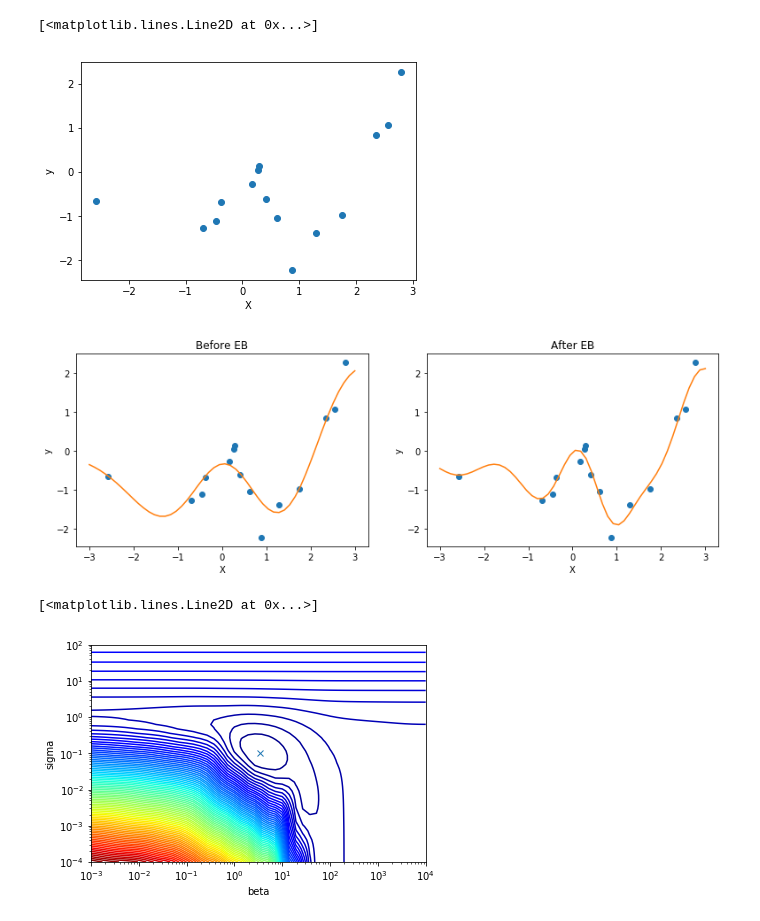
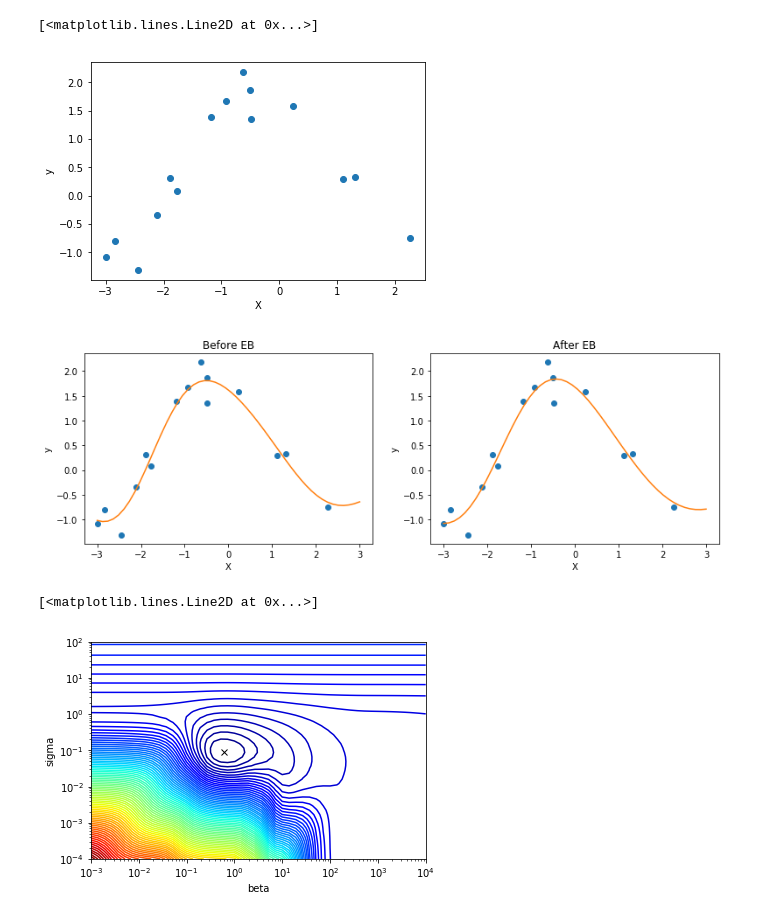
Before and after one commit to emakryo/gaussian_process, a Jupyter notebook: examples/regression_1d.ipynb, the cells around one changed output. Drawn from its saved outputs; the diff is of its cells as text; code cells hidden in the pictures.

```diff
--- a/examples/regression_1d.ipynb
+++ b/examples/regression_1d.ipynb
@@ -9,13 +9,13 @@ from gaussian_process import GaussianProcessRegression
 from gaussian_process.kernels import RBF
 from gaussian_process.datasets import generate_gp
 # %%
-X, y = generate_gp(n_samples=15, kernel=RBF(3, 5), random_state=0, noise=0.1)
+X, y = generate_gp(n_samples=15, kernel=RBF(beta=1.), random_state=1, noise=0.1)
 plt.xlabel('X')
 plt.ylabel('y')
 plt.plot(X[:,0], y, 'o')
 # %% [output]
 [<matplotlib.lines.Line2D at 0x...>]
-[figure, old version]
+[figure, new version]
 # %%
 gpr = GaussianProcessRegression(cov=RBF(), sigma=0.1)
 gpr.fit(X, y)
@@ -38,19 +38,19 @@ axes[0].plot(Xtest[:, 0], ypred_pre_opt)
 axes[1].plot(Xtest[:, 0], ypred_post_opt)
 eb_params = gpr.get_params()
 # %% [output]
-[figure, old version]
+[figure, new version]
 # %%
 X1, X2 = np.meshgrid(10**np.linspace(-3, 4), 10**np.linspace(-4, 2))
 f = np.zeros_like(X1)
 for i, j in [(i, j) for i in range(X1.shape[0]) for j in range(X1.shape[1])]:
     gpr.set_params(cov__beta=X1[i,j], sigma=X2[i, j])
     f[i, j] = gpr.log_marginal_likelihood()
 z = np.log(-f)
 plt.loglog()
 plt.contour(X1, X2, z, cmap='jet', levels=np.linspace(np.min(z), np.max(z), 80))
 plt.xlabel('beta')
 plt.ylabel('sigma')
-plt.plot([eb_params['cov__beta']], [eb_params['sigma']], 'x')
+plt.plot([eb_params['cov__beta']], [eb_params['sigma']], 'xk')
 # %% [output]
 [<matplotlib.lines.Line2D at 0x...>]
-[figure, old version]
+[figure, new version]
```
Also changed, not shown: 3 other files.
